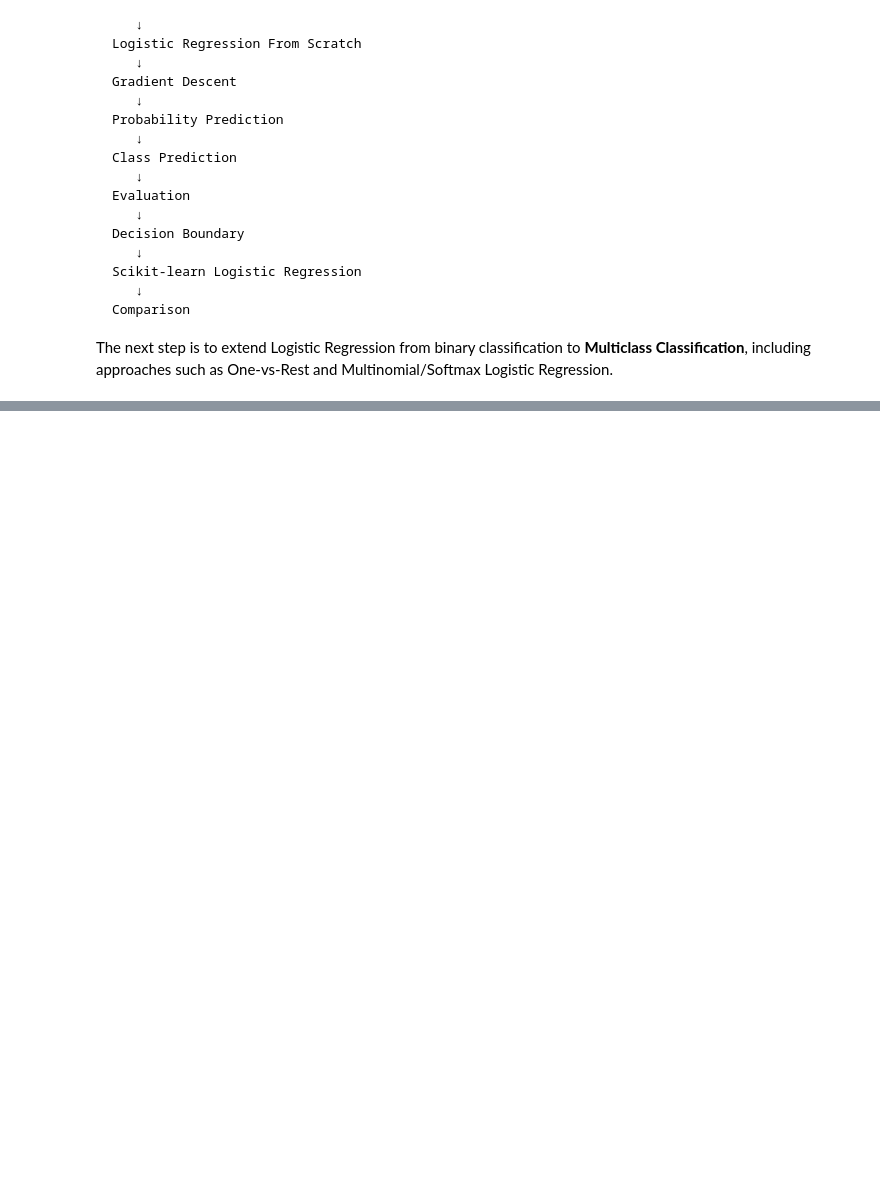
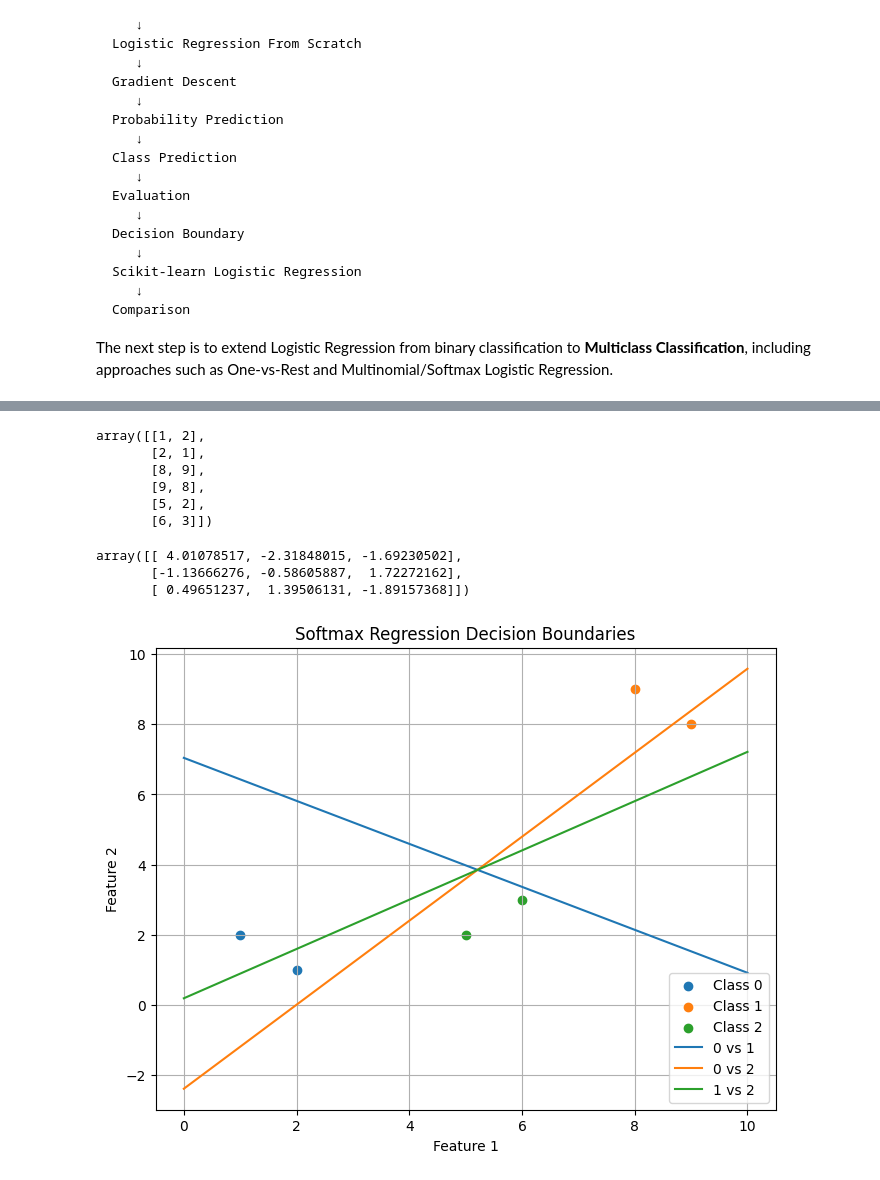
Before and after one commit to sherviiinn/My-AI-Journey, a Jupyter notebook: Machine learning/Logistic-Regression/Logestic-Regression.ipynb, the cells around one changed output, grey strips where cells are left out. Cells and saved outputs as stored; diff of their text form; code cells hidden in the pictures; blank space fills up the shorter version.

```diff
--- a/Machine learning/Logistic-Regression/Logestic-Regression.ipynb
+++ b/Machine learning/Logistic-Regression/Logestic-Regression.ipynb
@@ -946,0 +1463,16 @@ The next step is to extend Logistic Regression from binary classification to **M
+# %%
+from sklearn.compose import ColumnTransformer
+from sklearn.preprocessing import OneHotEncoder
+X = np.array([
+    [1, 2],
+    [2, 1],
+    [8, 9],
+    [9, 8],
+    [5, 2],
+    [6, 3]
+])
+Y = np.array([0 , 0 , 1 , 1 , 2 , 2])
+Y = Y.reshape(-1 , 1)
+ct = ColumnTransformer(transformers = [('encoder' , OneHotEncoder() , [0])]  ,remainder='passthrough')
+Y = ct.fit_transform(Y)
+Y
@@ -946,0 +1486,58 @@ The next step is to extend Logistic Regression from binary classification to **M
+# %%
+X
+# %% [output]
+array([[1, 2],
+       [2, 1],
+       [8, 9],
+       [9, 8],
+       [5, 2],
+       [6, 3]])
+# %%
+w = softmax_regression_GD(X , Y)
+w
+# %% [output]
+array([[ 4.01078517, -2.31848015, -1.69230502],
+       [-1.13666276, -0.58605887,  1.72272162],
+       [ 0.49651237,  1.39506131, -1.89157368]])
+# %%
+x1 = np.linspace(X[:, 0].min() - 1, X[:, 0].max() + 1, 300)
+
+plt.figure(figsize=(8, 6))
+
+# Data
+plt.scatter(X[Y[:, 0] == 1, 0], X[Y[:, 0] == 1, 1], label="Class 0")
+plt.scatter(X[Y[:, 1] == 1, 0], X[Y[:, 1] == 1, 1], label="Class 1")
+plt.scatter(X[Y[:, 2] == 1, 0], X[Y[:, 2] == 1, 1], label="Class 2")
+
+# Class 0 vs Class 1
+x2_01 = -(
+    (w[0, 0] - w[0, 1]) +
+    (w[1, 0] - w[1, 1]) * x1
+) / (w[2, 0] - w[2, 1])
+
+plt.plot(x1, x2_01, label="0 vs 1")
+
+# Class 0 vs Class 2
+x2_02 = -(
+    (w[0, 0] - w[0, 2]) +
+    (w[1, 0] - w[1, 2]) * x1
+) / (w[2, 0] - w[2, 2])
+
+plt.plot(x1, x2_02, label="0 vs 2")
+
+# Class 1 vs Class 2
+x2_12 = -(
+    (w[0, 1] - w[0, 2]) +
+    (w[1, 1] - w[1, 2]) * x1
+) / (w[2, 1] - w[2, 2])
+
+plt.plot(x1, x2_12, label="1 vs 2")
+
+plt.xlabel("Feature 1")
+plt.ylabel("Feature 2")
+plt.title("Softmax Regression Decision Boundaries")
+plt.legend()
+plt.grid()
+plt.show()
+# %% [output]
+[figure, added]
```
Also changed, not shown: parts of 34 cells of this notebook.
